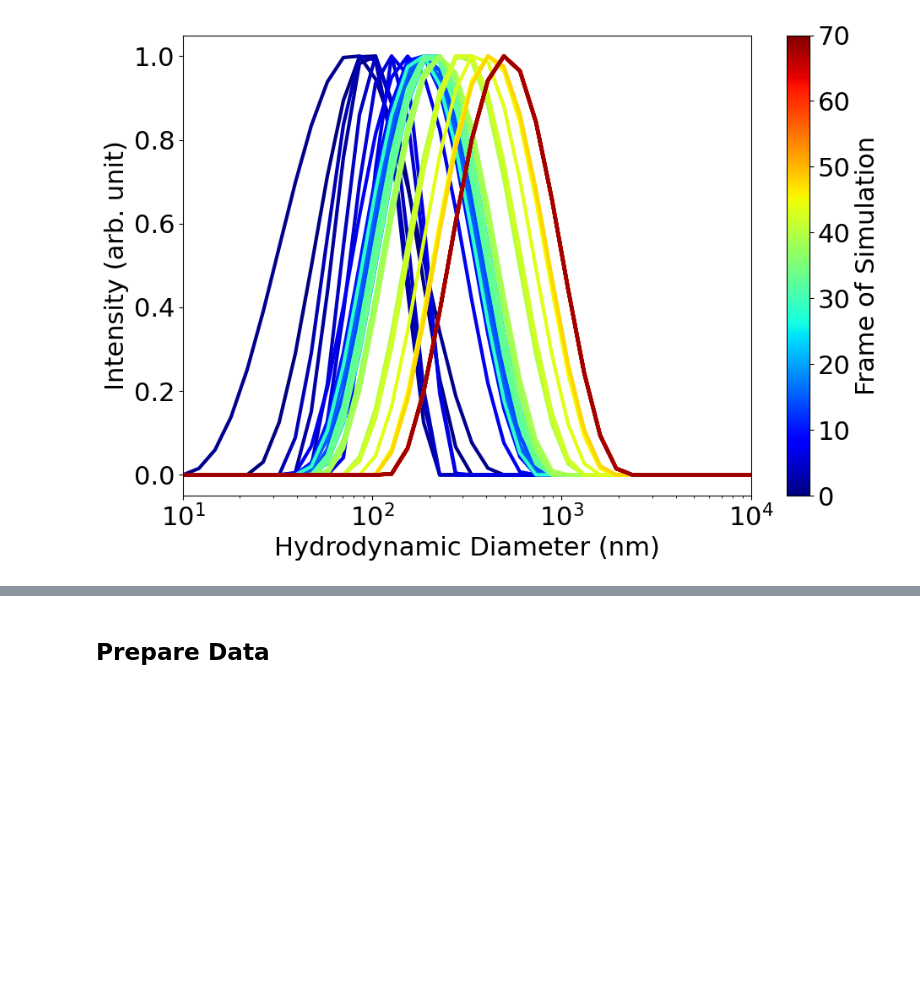
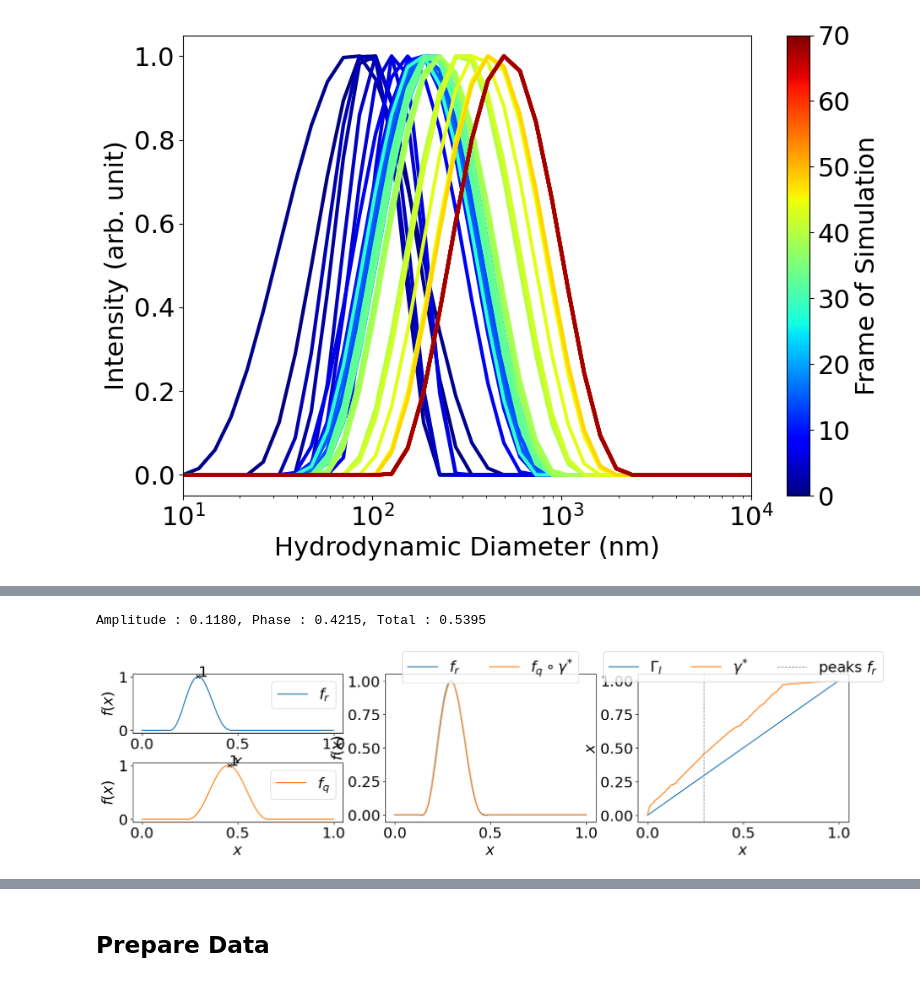
Before and after one commit to huatc/series_alignment, a Jupyter notebook: Notebooks/Create distance DLS.ipynb, the cells around one changed output, grey strips where cells are left out. Drawn from its saved outputs; the diff is of its cells as text; code cells hidden in the pictures; blank space fills up the shorter version.

```diff
--- a/Notebooks/Create distance DLS.ipynb
+++ b/Notebooks/Create distance DLS.ipynb
@@ -141,0 +200,15 @@ plt.tight_layout()
+# %%
+optim_kwargs = {"optim":"DP", "grid_dim":10}
+a, p = numpy_apdist(x_dense_scaled, y_dense_expt, y_dense_sim, **optim_kwargs)
+print("Amplitude : %2.4f, Phase : %2.4f, Total : %2.4f"%(a, p, a+p))
+
+srsf = SRSF(x_dense_scaled)
+q_ref = srsf.to_srsf(y_dense_expt)
+q_query = srsf.to_srsf(y_dense_sim)
+gamma = srsf.get_gamma(q_ref, q_query, **optim_kwargs)
+f_query_gamma = srsf.warp_f_gamma(y_dense_sim, gamma)
+plot_warping(x_dense_scaled, y_dense_expt, y_dense_sim, f_query_gamma, gamma)
+plt.show()
+# %% [output]
+Amplitude : 0.1180, Phase : 0.4215, Total : 0.5395
+[figure, added]
```
Also changed, not shown: parts of 11 cells of this notebook, 9 other files.
